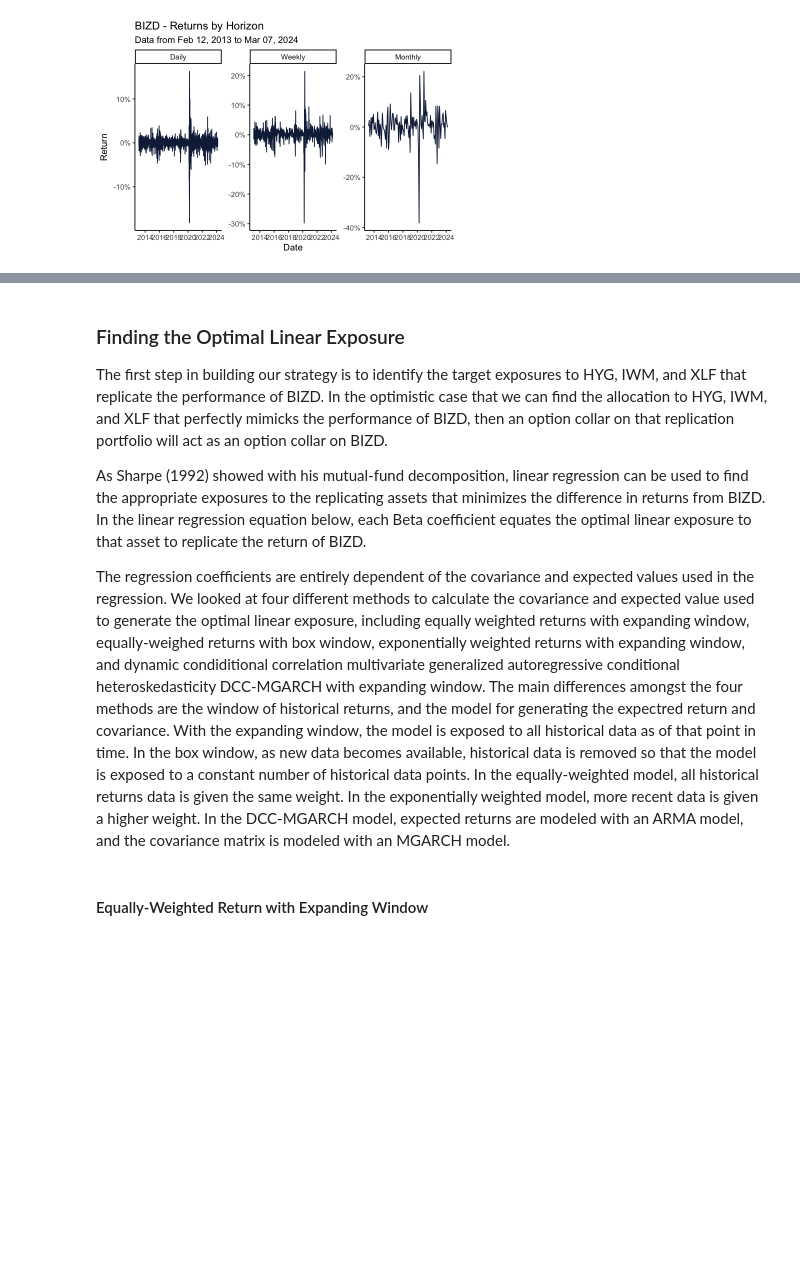
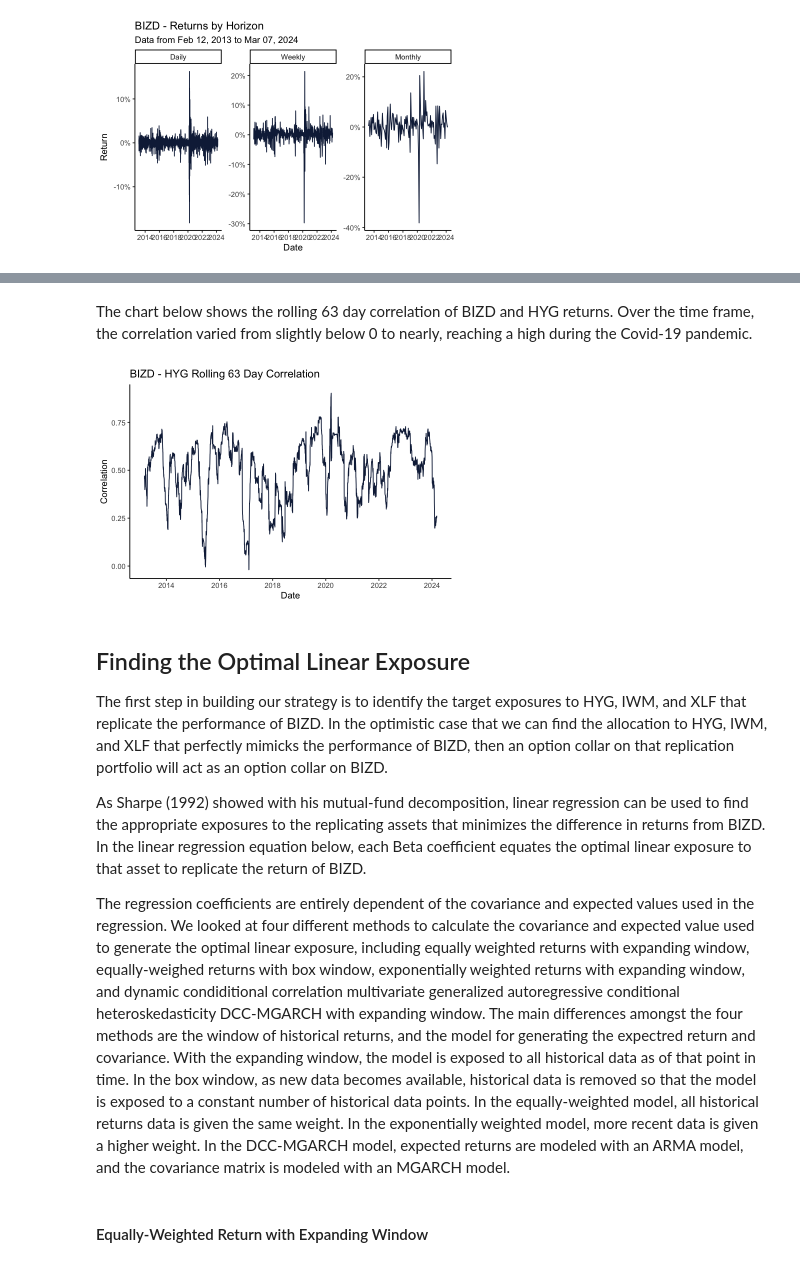
Before and after one commit to twood886/FINM33150_Quant_Trading_Project, a Jupyter notebook: Popat_Weekes_Wood_FINM33150_FinalProject.ipynb, the cells around one changed output, grey strips where cells are left out. Cells and saved outputs as stored; diff of their text form; code cells hidden in the pictures; blank space fills up the shorter version.

```diff
--- a/Popat_Weekes_Wood_FINM33150_FinalProject.ipynb
+++ b/Popat_Weekes_Wood_FINM33150_FinalProject.ipynb
@@ -388,5 +419,12 @@ BIZDPlots$return_plot_all
+# %% [markdown]
+The chart below shows the rolling 63 day correlation of BIZD and HYG returns. Over the time frame, the correlation varied from slightly below 0 to nearly, reaching a high during the Covid-19 pandemic.
+# %%
+source("Functions/plotting_functions.R");
+plot_roll_corr(c("BIZD", "HYG"), list(BIZDPlots$data$Daily, HYGPlots$data$Daily), "Day", 63)
+# %% [output]
+[figure, added]
 # %% [markdown]
-### Finding the Optimal Linear Exposure
+## Finding the Optimal Linear Exposure
 The first step in building our strategy is to identify the target exposures to HYG, IWM, and XLF that replicate the performance of BIZD. In the optimistic case that we can find the allocation to HYG, IWM, and XLF that perfectly mimicks the performance of BIZD, then an option collar on that replication portfolio will act as an option collar on BIZD.
 
 As Sharpe (1992) showed with his mutual-fund decomposition, linear regression can be used to find the appropriate exposures to the replicating assets that minimizes the difference in returns from BIZD. In the linear regression equation below, each Beta coefficient equates the optimal linear exposure to that asset to replicate the return of BIZD.
```
Also changed, not shown: parts of 12 cells of this notebook, 1 other file.
